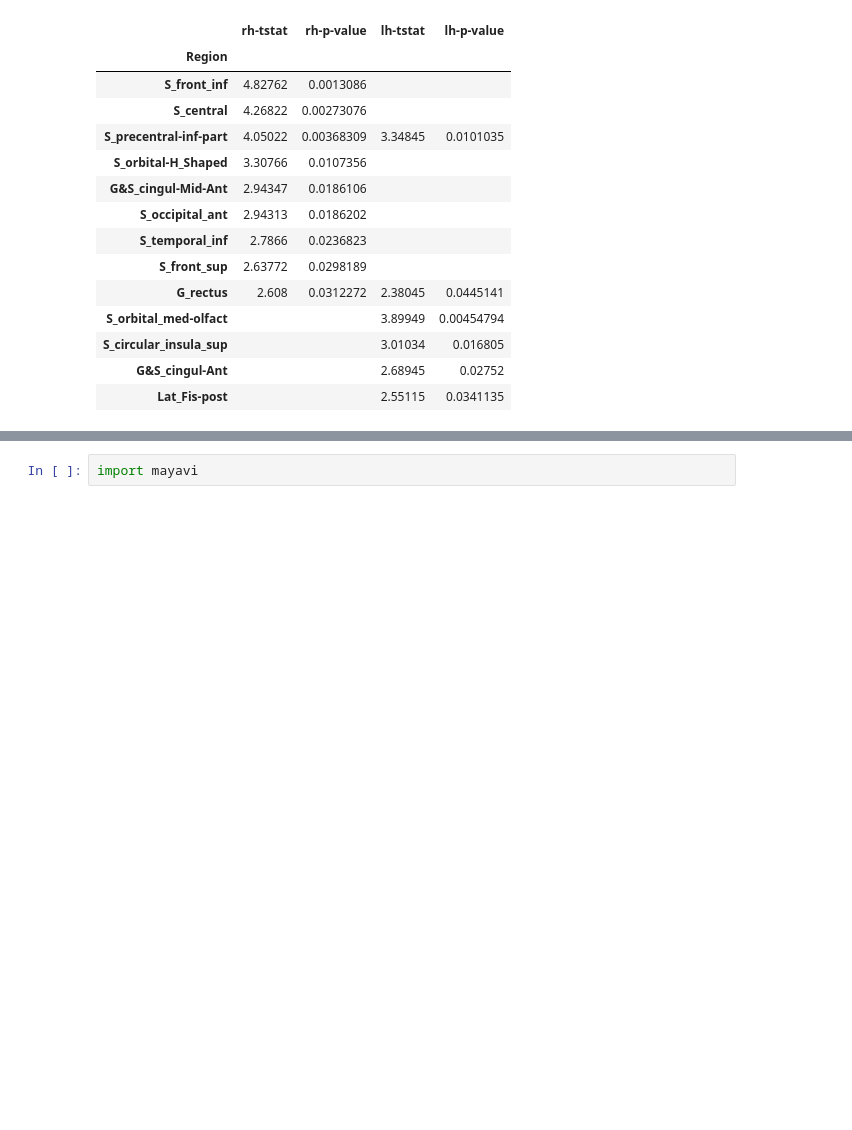
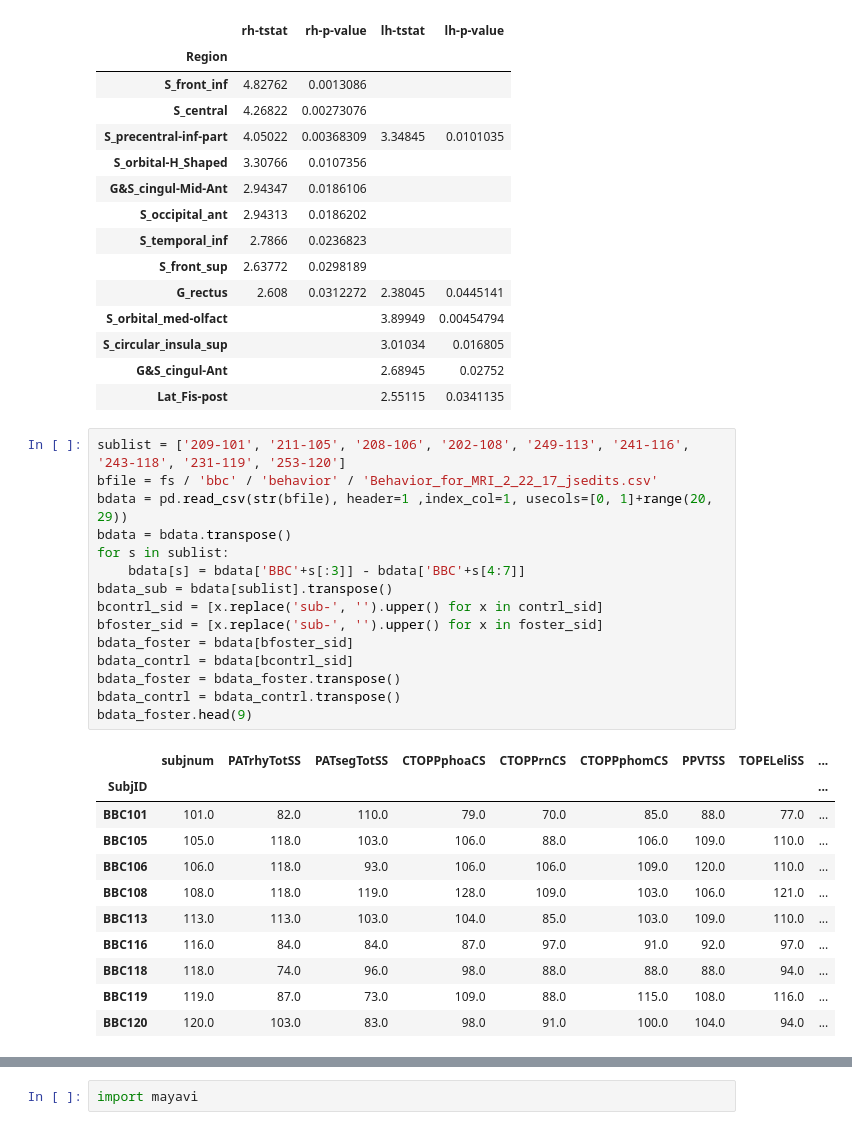
Before and after one commit to mrjeffstevenson3/mmimproc, a Jupyter notebook: ipn/freesurf_pandas_CT_stats_v1.ipynb, the cells around one changed output, grey strips where cells are left out. Saved outputs shown, nothing was run; the diff lists cells and outputs as text; blank space fills up the shorter version.

```diff
--- a/ipn/freesurf_pandas_CT_stats_v1.ipynb
+++ b/ipn/freesurf_pandas_CT_stats_v1.ipynb
@@ -126,3 +128,30 @@ rh_sig_results.merge(lh_sig_results, left_on='Region', right_on='Region', how='o
 | S_circular_insula_sup |  |  | 3.01034 | 0.016805 |
 | G&S_cingul-Ant |  |  | 2.68945 | 0.02752 |
 | Lat_Fis-post |  |  | 2.55115 | 0.0341135 |
+# %%
+sublist = ['209-101', '211-105', '208-106', '202-108', '249-113', '241-116', '243-118', '231-119', '253-120']
+bfile = fs / 'bbc' / 'behavior' / 'Behavior_for_MRI_2_22_17_jsedits.csv'
+bdata = pd.read_csv(str(bfile), header=1 ,index_col=1, usecols=[0, 1]+range(20, 29))
+bdata = bdata.transpose()
+for s in sublist:
+    bdata[s] = bdata['BBC'+s[:3]] - bdata['BBC'+s[4:7]]
+bdata_sub = bdata[sublist].transpose()
+bcontrl_sid = [x.replace('sub-', '').upper() for x in contrl_sid]
+bfoster_sid = [x.replace('sub-', '').upper() for x in foster_sid]
+bdata_foster = bdata[bfoster_sid]
+bdata_contrl = bdata[bcontrl_sid]
+bdata_foster = bdata_foster.transpose()
+bdata_contrl = bdata_contrl.transpose()
+bdata_foster.head(9)
+# %% [output]
+|  | subjnum | PATrhyTotSS | PATsegTotSS | CTOPPphoaCS | CTOPPrnCS | CTOPPphomCS | PPVTSS | TOPELeliSS | ... |
+| SubjID |  |  |  |  |  |  |  |  | ... |
+| BBC101 | 101.0 | 82.0 | 110.0 | 79.0 | 70.0 | 85.0 | 88.0 | 77.0 | ... |
+| BBC105 | 105.0 | 118.0 | 103.0 | 106.0 | 88.0 | 106.0 | 109.0 | 110.0 | ... |
+| BBC106 | 106.0 | 118.0 | 93.0 | 106.0 | 106.0 | 109.0 | 120.0 | 110.0 | ... |
+| BBC108 | 108.0 | 118.0 | 119.0 | 128.0 | 109.0 | 103.0 | 106.0 | 121.0 | ... |
+| BBC113 | 113.0 | 113.0 | 103.0 | 104.0 | 85.0 | 103.0 | 109.0 | 110.0 | ... |
+| BBC116 | 116.0 | 84.0 | 84.0 | 87.0 | 97.0 | 91.0 | 92.0 | 97.0 | ... |
+| BBC118 | 118.0 | 74.0 | 96.0 | 98.0 | 88.0 | 88.0 | 88.0 | 94.0 | ... |
+| BBC119 | 119.0 | 87.0 | 73.0 | 109.0 | 88.0 | 115.0 | 108.0 | 116.0 | ... |
+| BBC120 | 120.0 | 103.0 | 83.0 | 98.0 | 91.0 | 100.0 | 104.0 | 94.0 | ... |
```
Also changed, not shown: parts of 11 cells of this notebook, 12 other files.
